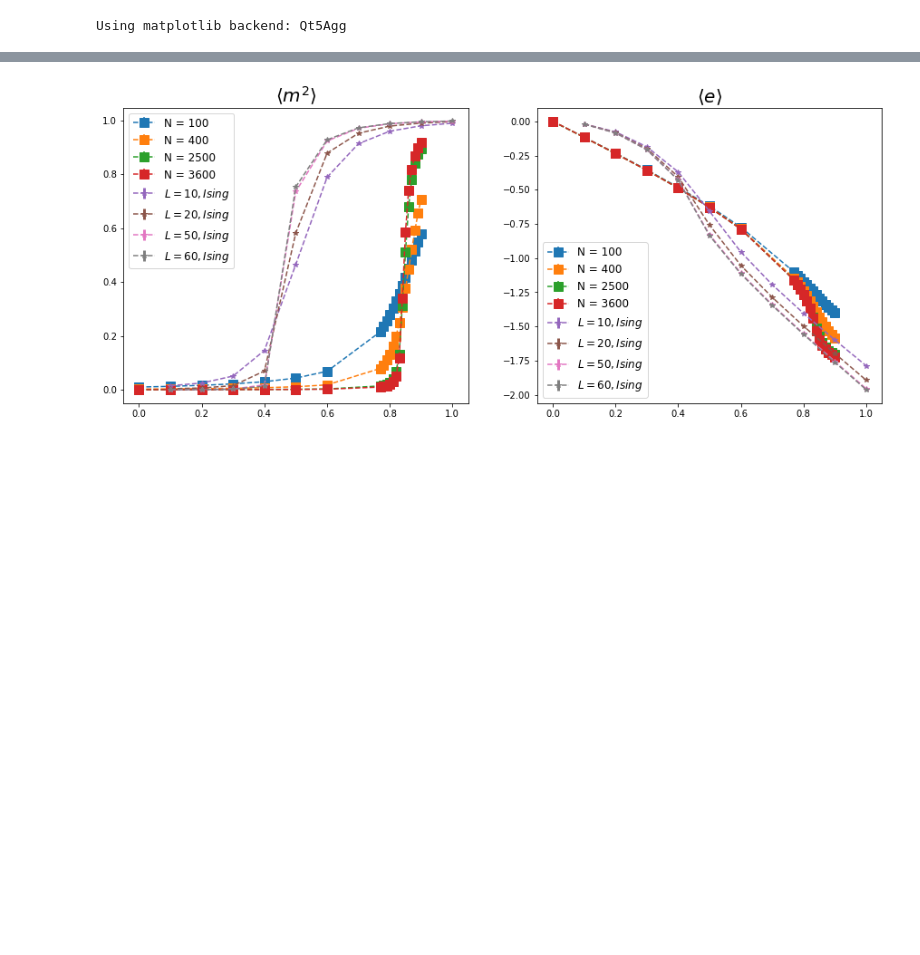
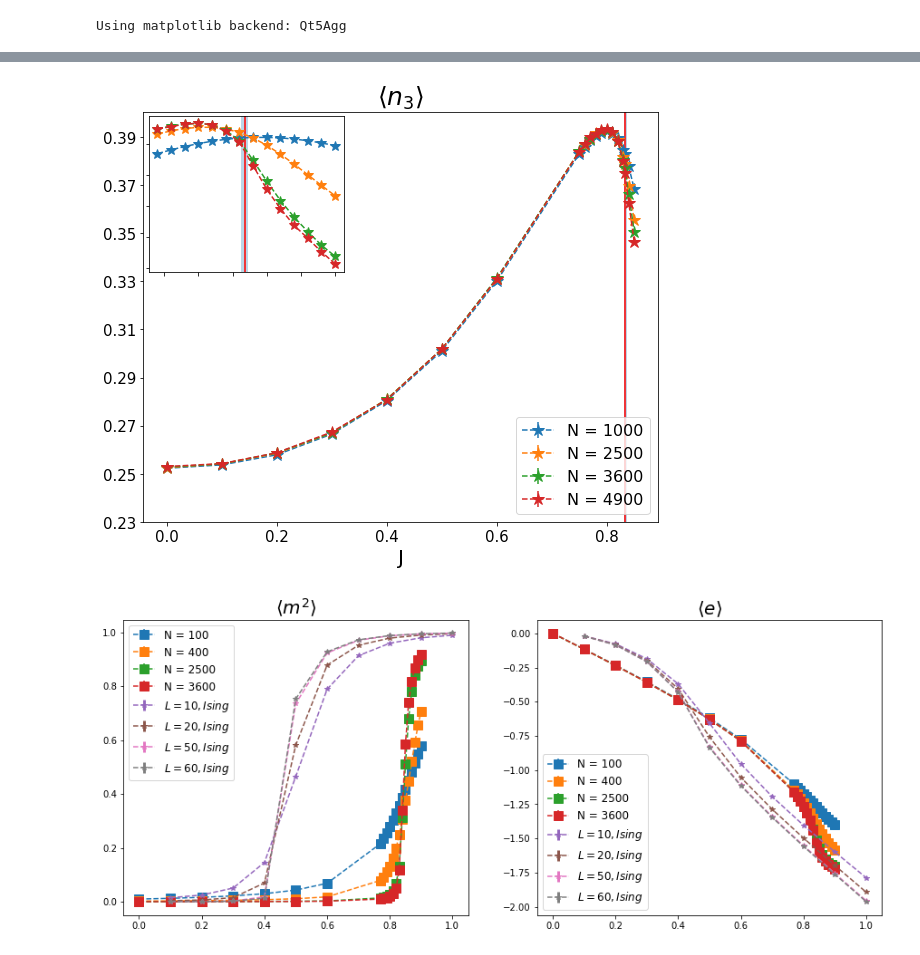
Before and after one commit to Chpel/ProjectMagnet, a Jupyter notebook: Расчёты .ipynb/Bulk_new.ipynb, the cells around one changed output, grey strips where cells are left out. Cells and saved outputs as stored; diff of their text form; code cells hidden in the pictures; blank space fills up the shorter version.

```diff
--- a/Расчёты .ipynb/Bulk_new.ipynb
+++ b/Расчёты .ipynb/Bulk_new.ipynb
@@ -201,3 +201,59 @@ plt.tight_layout()
+# %%
+%matplotlib inline
+
+fig, axes = plt.subplots(figsize=(8,7)) #,  sharey='row')
+
+#data_np = np.loadtxt("Ising/bulk/longnear.txt", skiprows=0)
+#data_np1 = np.loadtxt("Ising/bulk/far.txt", skiprows=0)
+#data_np = np.vstack((data_np, data_np1))
+
+data_np = np.loadtxt("Energy_Ising.txt", skiprows=0)
+y= np.argsort(data_np[:, 1],kind='mergesort')
+data_np=data_np[y]
+
+lengths = np.unique(data_np[:, 0])
+
+
+for l in lengths:
+
+    data_l = data_np[data_np[:,0]==l]
+    J_l = data_l[:, 1]
+    axes.errorbar(J_l, data_l[:,22], yerr=data_l[:,23], fmt="*--", ms = 13, label = "N = " + str(int(l)))
+
+
+axins=axes.inset_axes([0.01, 0.61, 0.38, 0.38])
+
+data_np = np.loadtxt("longnear.txt", skiprows=0)
+lengths = np.unique(data_np[:, 0])
+for l in lengths:
+    data_l = data_np[data_np[:,0]==l]
+    J_l = data_l[:, 1]
+    axins.errorbar(J_l, data_l[:,22], yerr=data_l[:,23], fmt="*--", ms = 10, label = "N = " + str(l))
+axins.set_xticklabels('')
+axins.set_yticklabels('')
+
+axins.axvline(1 / 1.1989, c='red')
+axins.axvspan(0.831,0.836, alpha=0.3)
+
+axes.set_title(r'$\langle n_3 \rangle$', fontsize=25)
+
+
+
+axes.legend(fontsize = 16, loc=4)
+axes.set_ylim(bottom=0.23)
+axes.set_yticks(np.arange(0.23,0.41,0.02))
+#axes[1].legend(fontsize = 10)
+
+axes.set_xlabel("J", fontsize=20)
+axes.axvline(1 / 1.1989, c='red')
+axes.axvspan(0.831,0.836, alpha=0.3)
+axes.tick_params(labelsize=15)
+plt.tight_layout()
+
+
+plt.savefig("bulk3_inset.png")
+# %% [output]
+[figure, added]
 # %%
 fig, axes = plt.subplots(1, 2, figsize=(15,6)) #,  sharey='row')
 axes = axes.reshape(-1)
```
Also changed, not shown: parts of 1 cell of this notebook, 19 other files.
